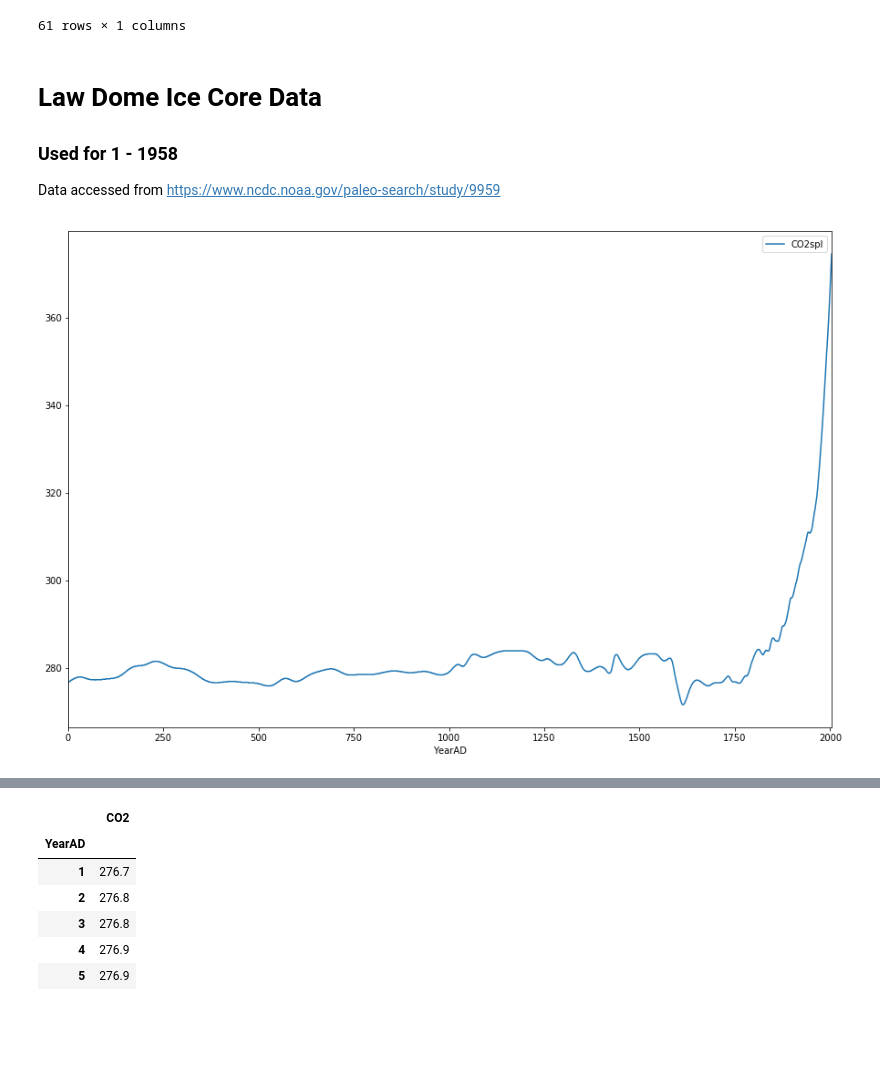
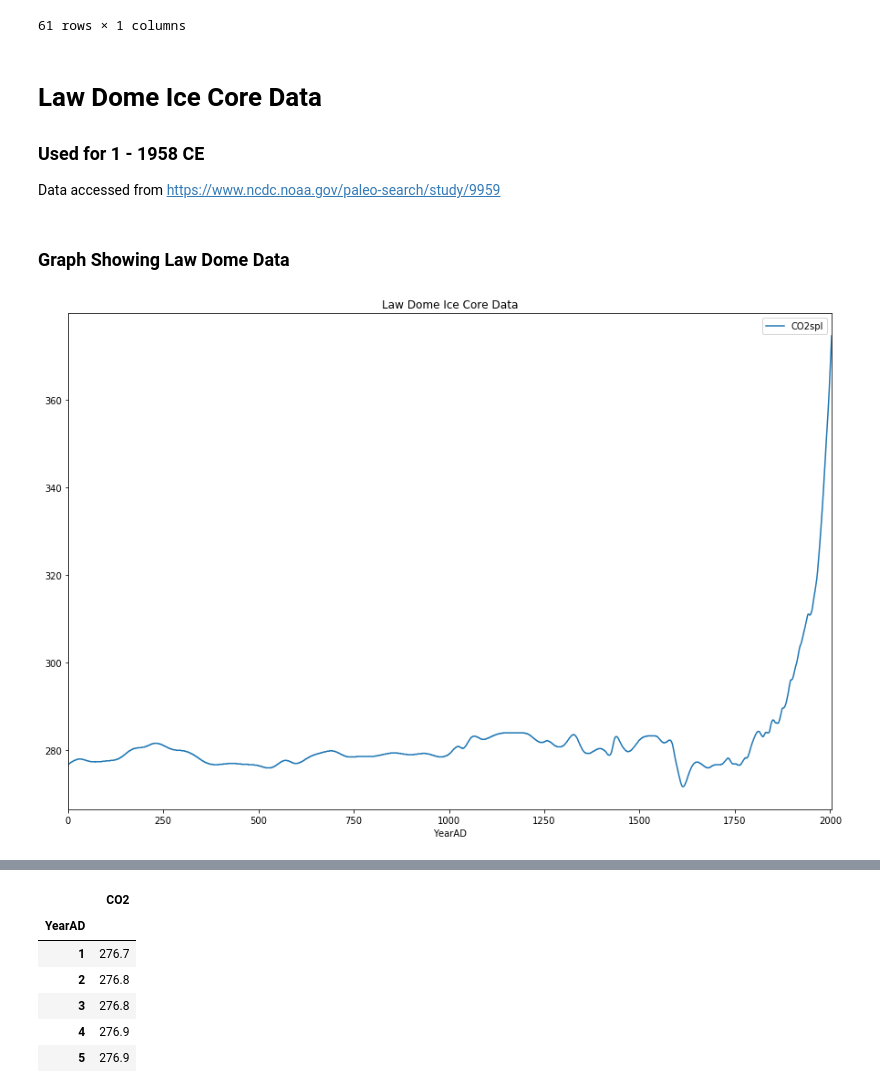
Before and after one commit to aatishb/CO2Data, a Jupyter notebook: Parse CO2 Data.ipynb, the cells around one changed output, grey strips where cells are left out. Cells and saved outputs as stored; diff of their text form; code cells hidden in the pictures; blank space fills up the shorter version.

```diff
--- a/Parse CO2 Data.ipynb
+++ b/Parse CO2 Data.ipynb
@@ -64,11 +69,14 @@ exportData1
 61 rows × 1 columns
 # %% [markdown]
 # Law Dome Ice Core Data
-### Used for 1 - 1958
+### Used for 1 - 1958 CE
 Data accessed from https://www.ncdc.noaa.gov/paleo-search/study/9959
+# %% [markdown]
+### Graph Showing Law Dome Data
 # %%
-df = pd.read_csv('Law Dome Ice Core 2000 Year (1 - 2004).txt', delim_whitespace=True)
-df.plot(x = 'YearAD', y='CO2spl',figsize=(15,10))
+lawdome = pd.read_csv('Law Dome Ice Core 2000 Year CO2 Data.txt', delim_whitespace=True)
+lawdome.plot(x = 'YearAD', y='CO2spl',figsize=(15,10))
+plt.title('Law Dome Ice Core Data')
 plt.show()
 # %% [output]
-[figure, old version]
+[figure, new version]
```
Also changed, not shown: parts of 20 cells of this notebook, 8 other files.
